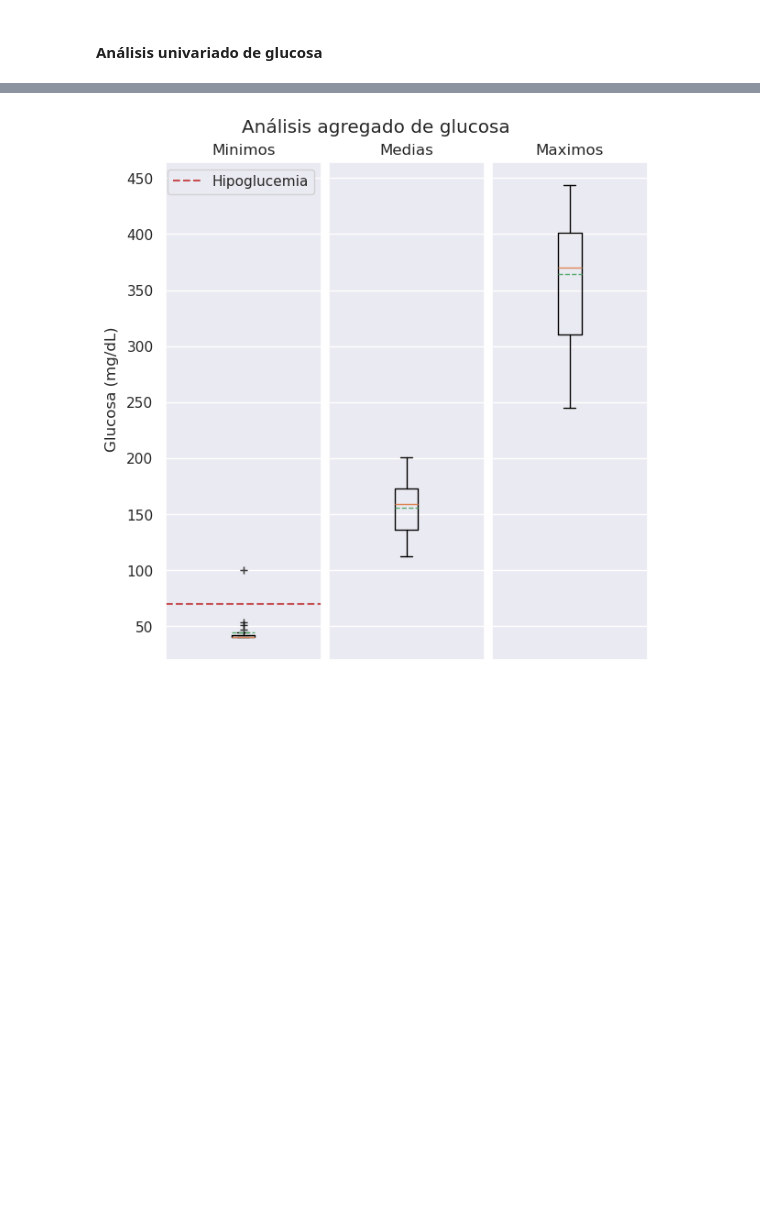
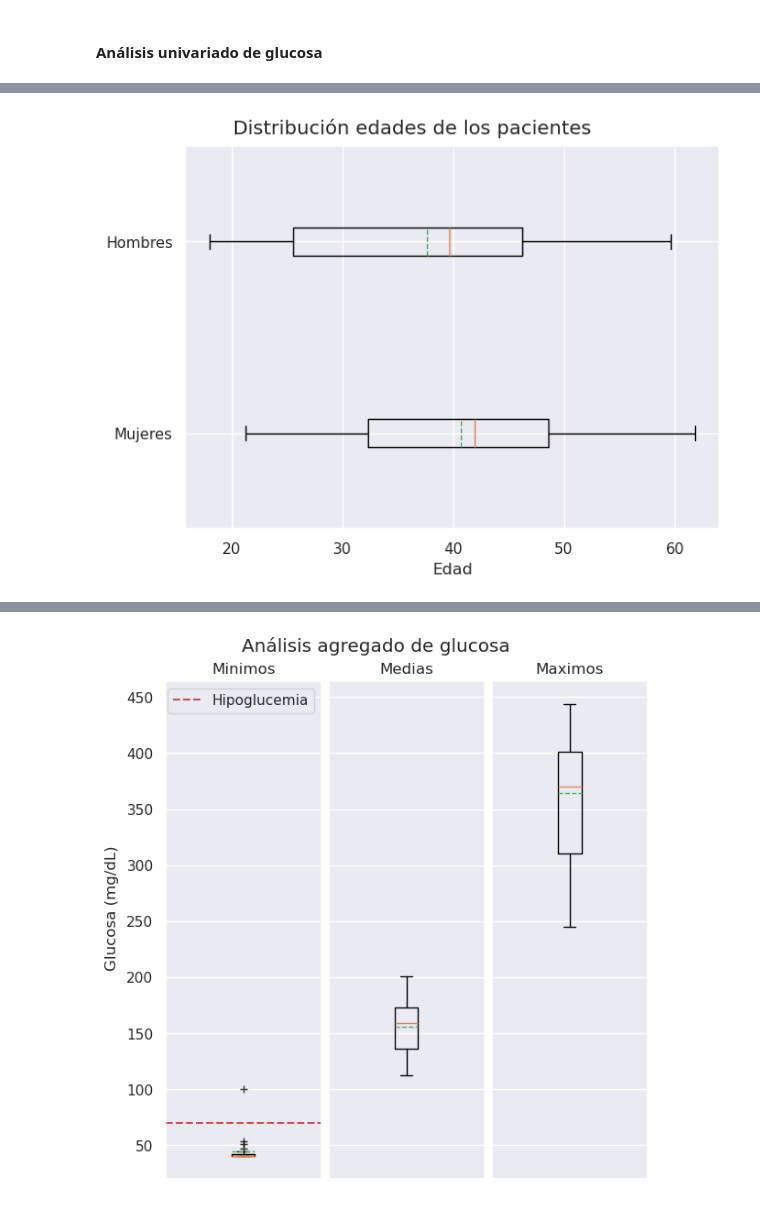
Before and after one commit to Arturo2711/EDA-DT1-PROJECT, a Jupyter notebook: EDA.ipynb, the cells around one changed output, grey strips where cells are left out. Drawn from its saved outputs; the diff is of its cells as text; code cells hidden in the pictures; blank space fills up the shorter version.

```diff
--- a/EDA.ipynb
+++ b/EDA.ipynb
@@ -263,0 +271,14 @@ plt.show()
+# %%
+boxdata = zip(age, sex)
+boxdata = pd.DataFrame(boxdata, columns = ["age", "sex"])
+fbp = boxdata[boxdata["sex"] == 0]
+mbp = boxdata[boxdata["sex"] == 1]
+# %%
+fig, ax = plt.subplots(layout = "constrained")
+ax.boxplot([fbp["age"], mbp["age"]], tick_labels = ["Mujeres", "Hombres"], showfliers = True, orientation = "horizontal", showbox = True, flierprops = flierprops, showmeans = True, meanline = True)
+ax.set_xlabel("Edad")
+plt.suptitle("Distribución edades de los pacientes", fontsize = "large")
+plt.savefig("Images/distribucion_edades_pacientes.png", format = "png")
+plt.show()
+# %% [output]
+[figure, added]
```
Also changed, not shown: parts of 34 cells of this notebook, 10 other files.
